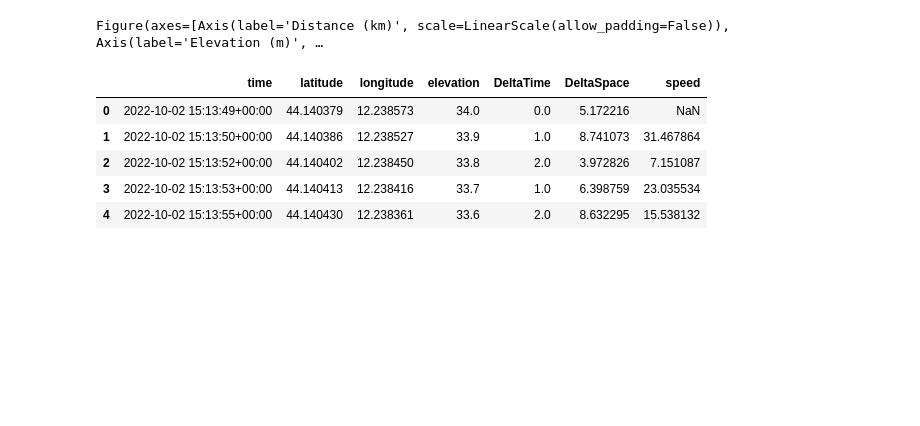
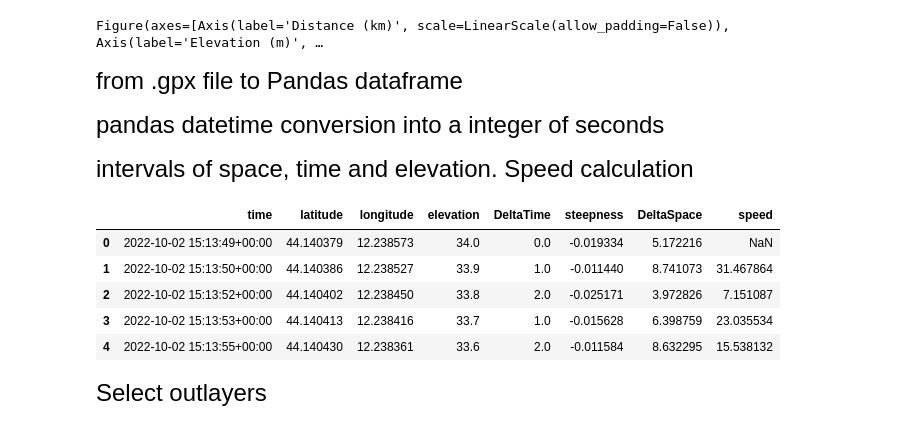
Before and after one commit to stefanovic80/PythonMap, a Jupyter notebook: Python_Map_ipyleaflet.ipynb, the cells around one changed output. Cells and saved outputs as stored; diff of their text form; code cells hidden in the pictures; blank space fills up the shorter version.

```diff
--- a/Python_Map_ipyleaflet.ipynb
+++ b/Python_Map_ipyleaflet.ipynb
@@ -112,6 +124,8 @@ elevation.layout.min_height = '300px'
 elevation
 # %% [output]
 Figure(axes=[Axis(label='Distance (km)', scale=LinearScale(allow_padding=False)), Axis(label='Elevation (m)', …
+# %% [markdown]
+<p style="font-size:18pt"> from .gpx file to Pandas dataframe  </p>
 # %%
 import pandas as pd
 
@@ -126,3 +140,5 @@ for segment in gpxFile.tracks[j].segments:
             'elevation': p.elevation,
         })
 coords = pd.DataFrame.from_records(points)
+# %% [markdown]
+<p style="font-size:18pt"> pandas datetime conversion into a integer of seconds  </p>
@@ -129,33 +148,33 @@ coords = pd.DataFrame.from_records(points)
+# %% [markdown]
+<p style="font-size:18pt"> intervals of space, time and elevation. Speed calculation  </p>
 # %%
-#to convert pandas datetime into a integer of seconds
-from datetime import datetime
-
-timeList = [ datetime.timestamp( u ) for u in coords['time'] ]
 DeltaTime = np.diff(timeList)
 DeltaTime = np.append([0], DeltaTime)
 coords['DeltaTime'] = pd.Series( DeltaTime )
 
+#111.139e3 converts latitude/longitude into metres
 DeltaLat = np.diff( coords['latitude'] )*111.139e3
+DeltaLong = np.diff( coords['longitude'] )*111.139e3
+DeltaElev = np.diff( coords['elevation'] )
+DeltaSpace = ( DeltaLat**2 + DeltaLong**2 + DeltaElev**2 )**.5
+steepness = DeltaElev/DeltaSpace
 
-DeltaLong = np.diff( coords['longitude'] )*111.139e3
-
-DeltaElev = np.diff( coords['elevation'] )
-
-DeltaSpace = ( DeltaLat**2 + DeltaLong**2 + DeltaElev**2 )**.5
-
+coords['steepness'] = pd.Series(steepness)
 coords['DeltaSpace'] = pd.Series( DeltaSpace )
 coords['DeltaSpace'].replace([np.inf, -np.inf], np.nan, inplace=True)
 
 coords['speed'] = 3.6*coords['DeltaSpace']/coords['DeltaTime']
-coords['speed'].replace([np.inf, -np.inf], np.nan, inplace=True)
+coords['speed'].replace([np.inf, -np.inf], np.nan, inplace=True)#removes singolarities
 coords.head()
 # %% [output]
-|  | time | latitude | longitude | elevation | DeltaTime | DeltaSpace | speed |
-| 0 | 2022-10-02 15:13:49+00:00 | 44.140379 | 12.238573 | 34.0 | 0.0 | 5.172216 | NaN |
-| 1 | 2022-10-02 15:13:50+00:00 | 44.140386 | 12.238527 | 33.9 | 1.0 | 8.741073 | 31.467864 |
-| 2 | 2022-10-02 15:13:52+00:00 | 44.140402 | 12.238450 | 33.8 | 2.0 | 3.972826 | 7.151087 |
-| 3 | 2022-10-02 15:13:53+00:00 | 44.140413 | 12.238416 | 33.7 | 1.0 | 6.398759 | 23.035534 |
-| 4 | 2022-10-02 15:13:55+00:00 | 44.140430 | 12.238361 | 33.6 | 2.0 | 8.632295 | 15.538132 |
+|  | time | latitude | longitude | elevation | DeltaTime | steepness | DeltaSpace | speed |
+| 0 | 2022-10-02 15:13:49+00:00 | 44.140379 | 12.238573 | 34.0 | 0.0 | -0.019334 | 5.172216 | NaN |
+| 1 | 2022-10-02 15:13:50+00:00 | 44.140386 | 12.238527 | 33.9 | 1.0 | -0.011440 | 8.741073 | 31.467864 |
+| 2 | 2022-10-02 15:13:52+00:00 | 44.140402 | 12.238450 | 33.8 | 2.0 | -0.025171 | 3.972826 | 7.151087 |
+| 3 | 2022-10-02 15:13:53+00:00 | 44.140413 | 12.238416 | 33.7 | 1.0 | -0.015628 | 6.398759 | 23.035534 |
+| 4 | 2022-10-02 15:13:55+00:00 | 44.140430 | 12.238361 | 33.6 | 2.0 | -0.011584 | 8.632295 | 15.538132 |
+# %% [markdown]
+<p style="font-size:18pt"> Select outlayers  </p>
 # %%
 #in a bike gpx track, a difference of speeds of 10 km/h or more in between two gps points
 #is highly unreasonable. Here points showing such a speed difference are discarted
```
Also changed, not shown: parts of 12 cells of this notebook.
